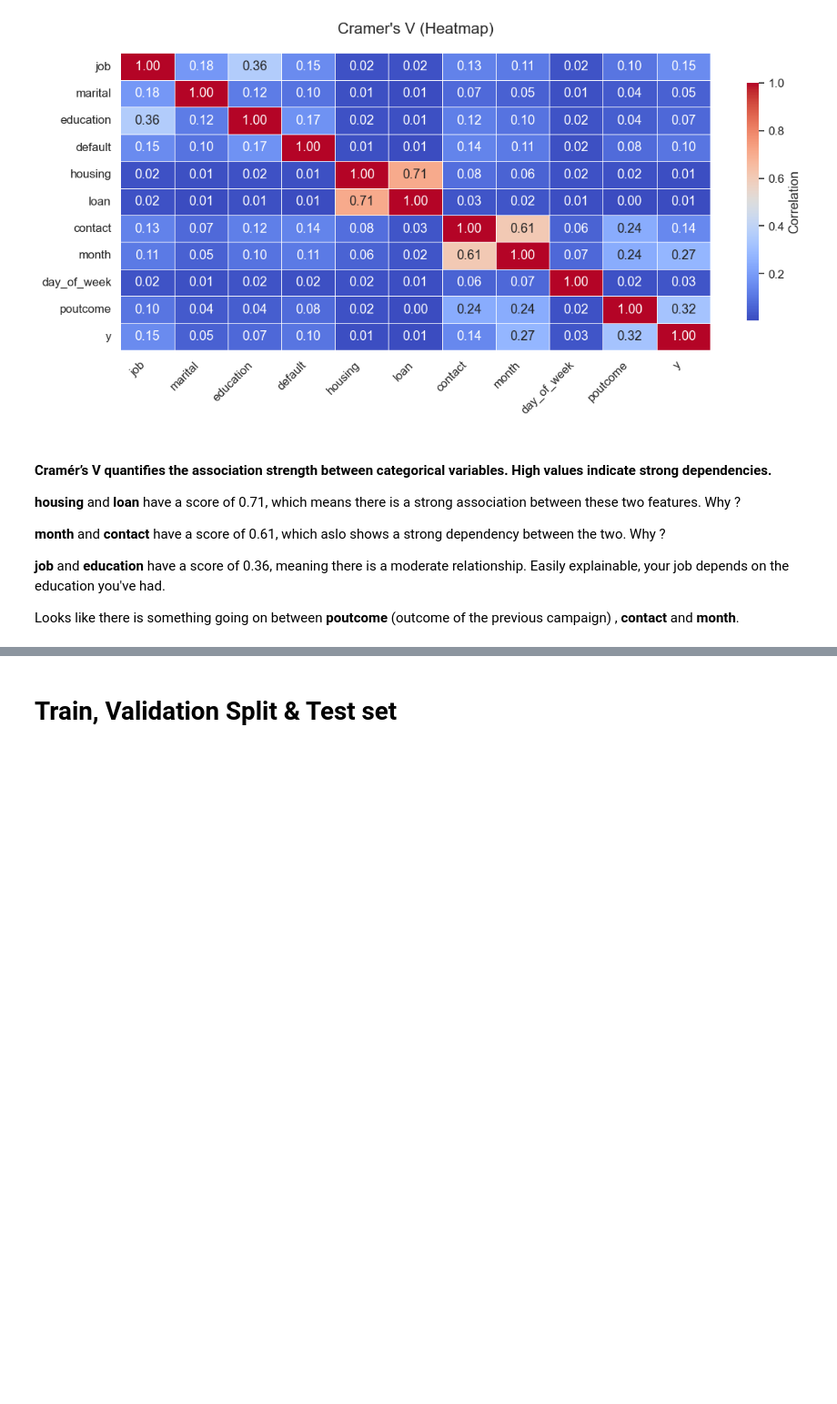
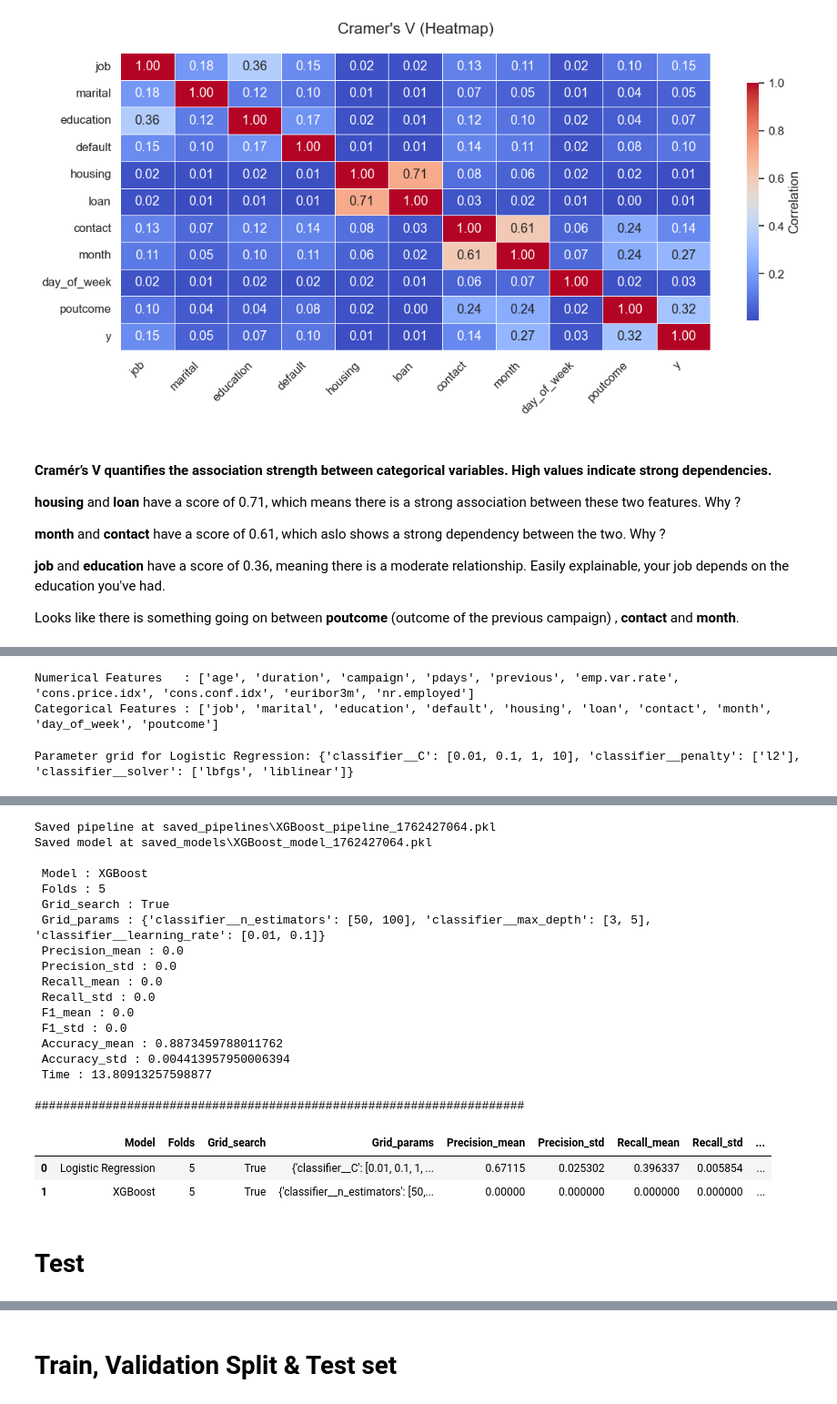
Before and after one commit to Xenodion/supervised_ml_project_waerniers_lamy, a Jupyter notebook: project.ipynb, the cells around one changed output, grey strips where cells are left out. Shown at 91% size. Cells and saved outputs as stored; diff of their text form; code cells hidden in the pictures; blank space fills up the shorter version.

Commit message:
Automated pipeline and model saving for tracibility

```diff
--- a/project.ipynb
+++ b/project.ipynb
@@ -397,0 +415,17 @@ len(bank_test) / len(bank_full)
+# %%
+X = bank_full.drop(columns=['y'])
+y = bank_full.y.map({"yes": 1, "no":0})
+
+num_cols = X.select_dtypes(include=["number"]).columns.tolist()
+cat_cols = X.select_dtypes(include=["object", "category"]).columns.tolist()
+print(f"Numerical Features   : {num_cols}")
+print(f"Categorical Features : {cat_cols}")
+# %% [output]
+Numerical Features   : ['age', 'duration', 'campaign', 'pdays', 'previous', 'emp.var.rate', 'cons.price.idx', 'cons.conf.idx', 'euribor3m', 'nr.employed']
+Categorical Features : ['job', 'marital', 'education', 'default', 'housing', 'loan', 'contact', 'month', 'day_of_week', 'poutcome']
+# %%
+preprocessor = ColumnTransformer(
+    transformers=[
+        ('num', StandardScaler(), num_cols),
+        ('cat', OneHotEncoder(), cat_cols)
+    ])
@@ -397,0 +556,7 @@ len(bank_test) / len(bank_full)
+# %%
+metrics = {
+    'precision': make_scorer(precision_score),
+    'recall': make_scorer(recall_score),
+    'f1': make_scorer(f1_score),
+    'accuracy': make_scorer(accuracy_score)
+}
@@ -397,0 +597,23 @@ len(bank_test) / len(bank_full)
+# %%
+models = {
+    'Logistic Regression': LogisticRegression(),
+    # 'Random Forest': RandomForestClassifier(),
+    # 'Gradient Boosting': GradientBoostingClassifier(),
+    'XGBoost': XGBClassifier()
+    # 'CatBoost': CatBoostClassifier(verbose=0)
+    # 'k-Nearest Neighbors': KNeighborsClassifier(),
+    # 'Support Vector Machine': SVC()
+}
+# %%
+train_k_fold_grid(X_train=X,
+                  y_train=y,
+                  preprocessor=preprocessor,
+                  n_folds=5,
+                  param_grids=param_grids,
+                  models=models,
+                  scoring_metrics=metrics,
+                  logs=pd.read_csv(os.path.join(cwd, 'data', 'logs.csv')))
+
+pd.read_csv(os.path.join(cwd, 'data', 'logs.csv'))
+# %% [output]
+Parameter grid for Logistic Regression: {'classifier__C': [0.01, 0.1, 1, 10], 'classifier__penalty': ['l2'], 'classifier__solver': ['lbfgs', 'liblinear']}
@@ -397,0 +640,23 @@ len(bank_test) / len(bank_full)
+Saved pipeline at saved_pipelines\XGBoost_pipeline_1762427064.pkl
+Saved model at saved_models\XGBoost_model_1762427064.pkl
+
+ Model : XGBoost
+ Folds : 5
+ Grid_search : True
+ Grid_params : {'classifier__n_estimators': [50, 100], 'classifier__max_depth': [3, 5], 'classifier__learning_rate': [0.01, 0.1]}
+ Precision_mean : 0.0
+ Precision_std : 0.0
+ Recall_mean : 0.0
+ Recall_std : 0.0
+ F1_mean : 0.0
+ F1_std : 0.0
+ Accuracy_mean : 0.8873459788011762
+ Accuracy_std : 0.004413957950006394
+ Time : 13.80913257598877
+
+#####################################################################
+|  | Model | Folds | Grid_search | Grid_params | Precision_mean | Precision_std | Recall_mean | Recall_std | ... |
+| 0 | Logistic Regression | 5 | True | {'classifier__C': [0.01, 0.1, 1, ... | 0.67115 | 0.025302 | 0.396337 | 0.005854 | ... |
+| 1 | XGBoost | 5 | True | {'classifier__n_estimators': [50,... | 0.00000 | 0.000000 | 0.000000 | 0.000000 | ... |
+# %% [markdown]
+# Test
```
Also changed, not shown: parts of 9 cells of this notebook, 5 other files.
